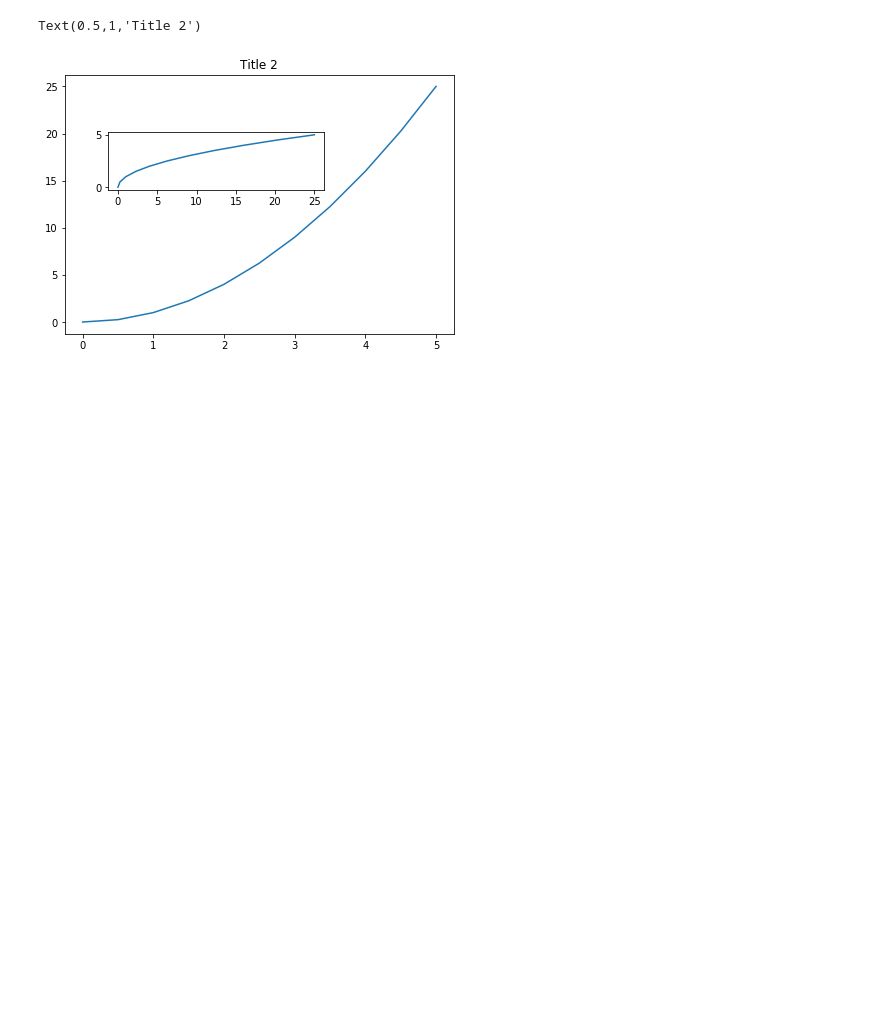
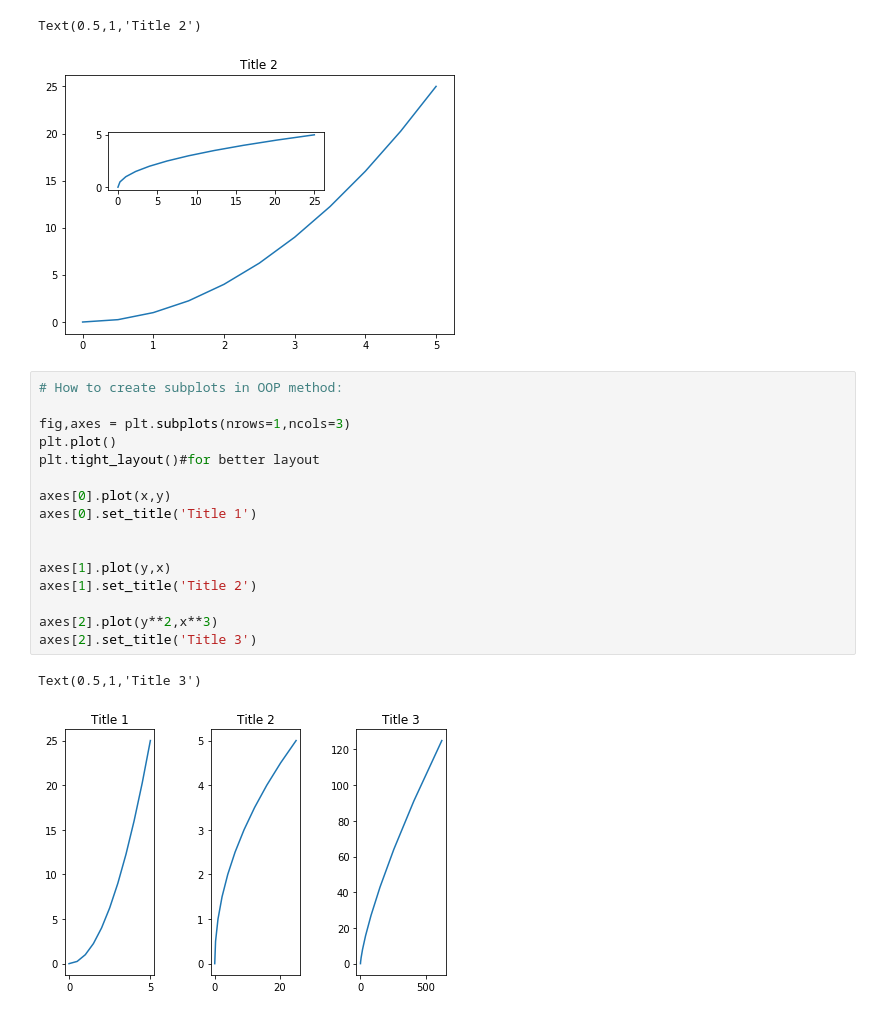
Before and after one commit to saksham1998/Complete-Python-3-Introduction, a Jupyter notebook: matplotlib.ipynb, the cells around one changed output. Cells and saved outputs as stored; diff of their text form; blank space fills up the shorter version.

Commit message:
Added some methods

```diff
--- a/matplotlib.ipynb
+++ b/matplotlib.ipynb
@@ -49,3 +49,22 @@ axes.set_title('Title 2')
 # %% [output]
 Text(0.5,1,'Title 2')
 [figure]
+# %%
+# How to create subplots in OOP method:
+
+fig,axes = plt.subplots(nrows=1,ncols=3)
+plt.plot()
+plt.tight_layout()#for better layout
+
+axes[0].plot(x,y)
+axes[0].set_title('Title 1')
+
+
+axes[1].plot(y,x)
+axes[1].set_title('Title 2')
+
+axes[2].plot(y**2,x**3)
+axes[2].set_title('Title 3')
+# %% [output]
+Text(0.5,1,'Title 3')
+[figure, added]
```
Also changed, not shown: parts of 8 cells of this notebook, 1 other file.
